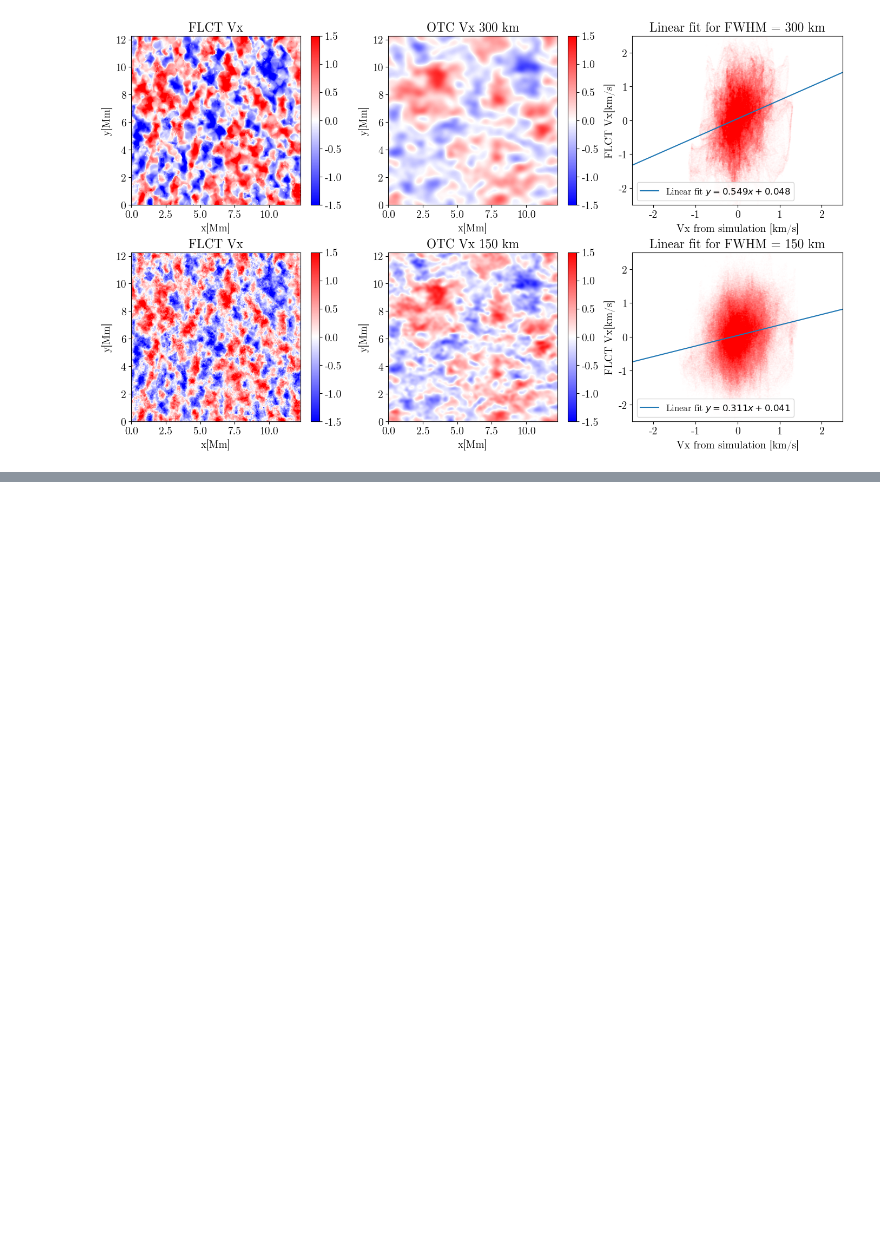
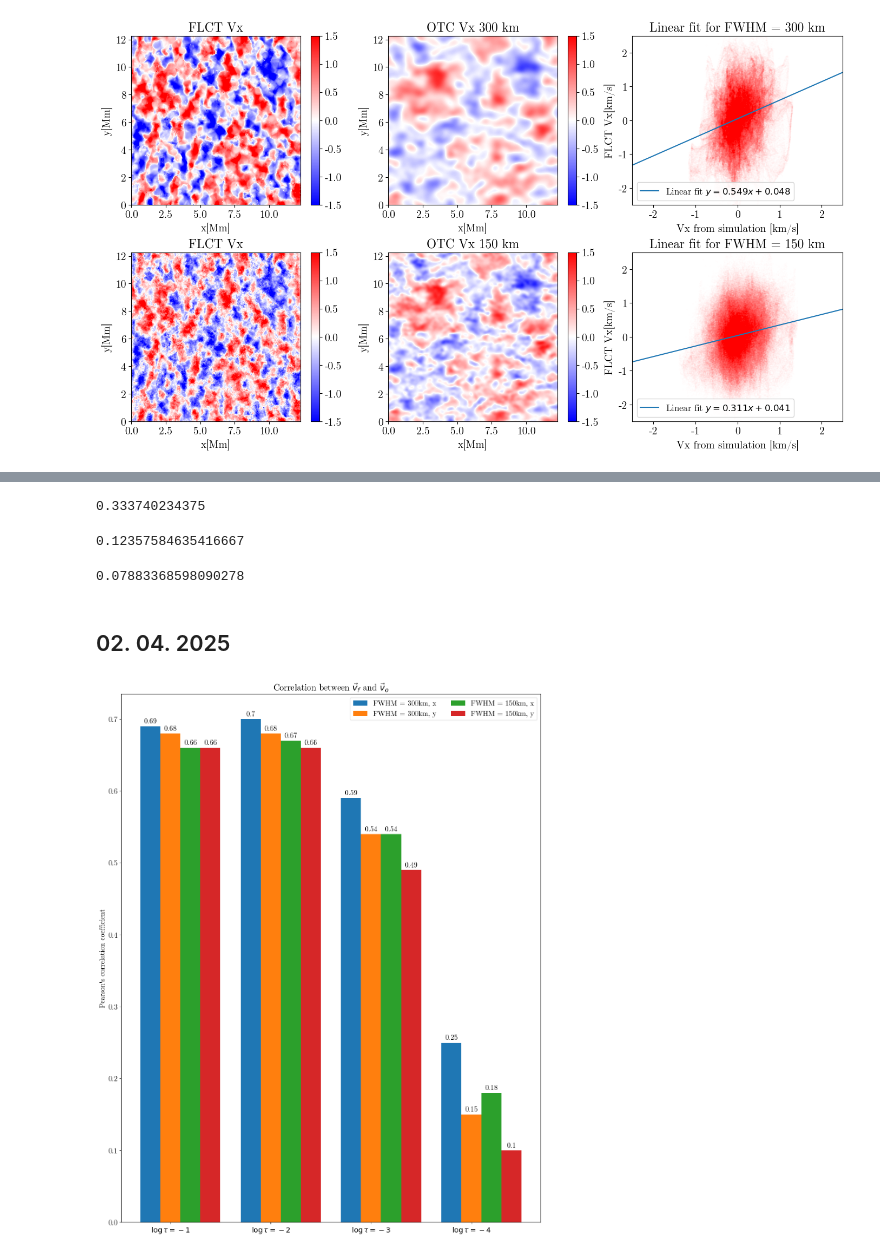
Before and after one commit to TheodoreKostic/Tracking_features, a Jupyter notebook: FirstPaper/MilneEddington_Bz_tracking.ipynb, the cells around one changed output, grey strips where cells are left out. Cells and saved outputs as stored; diff of their text form; code cells hidden in the pictures; blank space fills up the shorter version.

```diff
--- a/FirstPaper/MilneEddington_Bz_tracking.ipynb
+++ b/FirstPaper/MilneEddington_Bz_tracking.ipynb
@@ -809,0 +936,67 @@ plt.savefig("300_600_%2compFeI_taum4.png", dpi = 75, bbox_inches = 'tight')
+# %%
+cs_3_Fe_300y = CS_calc(Vym3_filtered300.flatten(), Vy_BzFeI_cor3.flatten())
+print(cs_3_Fe_300y)
+# %% [output]
+0.333740234375
+# %%
+cs_4_Fe_300x = CS_calc(Vxm4_filtered300.flatten(), Vx_BzFeI_cor3.flatten())
+print(cs_4_Fe_300x)
+# %% [output]
+0.12357584635416667
+# %%
+cs_4_Fe_300y = CS_calc(Vym4_filtered300.flatten(), Vy_BzFeI_cor3.flatten())
+print(cs_4_Fe_300y)
+# %% [output]
+0.07883368598090278
+# %% [markdown]
+<h2>02. 04. 2025</h2>
+# %%
+logt = [-1.0, -2.0, -3.0, -4.0]
+fwhm6x_cor = [pearsonr(Vxm1_filtered600.flatten(), Vx_BzFeI_cor.flatten())[0],
+            pearsonr(Vxm2_filtered600.flatten(), Vx_BzFeI_cor.flatten())[0],
+             pearsonr(Vxm3_filtered600.flatten(), Vx_BzFeI_cor.flatten())[0],
+             pearsonr(Vxm4_filtered600.flatten(), Vx_BzFeI_cor.flatten())[0]]
+fwhm6y_cor = [pearsonr(Vym1_filtered600.flatten(), Vy_BzFeI_cor.flatten())[0],
+            pearsonr(Vym2_filtered600.flatten(), Vy_BzFeI_cor.flatten())[0],
+             pearsonr(Vym3_filtered600.flatten(), Vy_BzFeI_cor.flatten())[0],
+             pearsonr(Vym4_filtered600.flatten(), Vy_BzFeI_cor.flatten())[0]]
+
+fwhm3x_cor = [pearsonr(Vxm1_filtered300.flatten(), Vx_BzFeI_cor3.flatten())[0],
+            pearsonr(Vxm2_filtered300.flatten(), Vx_BzFeI_cor3.flatten())[0],
+             pearsonr(Vxm3_filtered300.flatten(), Vx_BzFeI_cor3.flatten())[0],
+             pearsonr(Vxm4_filtered300.flatten(), Vx_BzFeI_cor3.flatten())[0]]
+
+fwhm3y_cor = [pearsonr(Vym1_filtered300.flatten(), Vy_BzFeI_cor3.flatten())[0],
+            pearsonr(Vym2_filtered300.flatten(), Vy_BzFeI_cor3.flatten())[0],
+             pearsonr(Vym3_filtered300.flatten(), Vy_BzFeI_cor3.flatten())[0],
+             pearsonr(Vym4_filtered300.flatten(), Vy_BzFeI_cor3.flatten())[0]]
+# %%
+species = ("$\log\\tau=-1$", "$\log\\tau=-2$", "$\log\\tau=-3$", "$\log\\tau=-4$")
+penguin_means = {
+    'FWHM = 300km, x': (round(fwhm6x_cor[0],2), round(fwhm6x_cor[1],2), round(fwhm6x_cor[2],2), round(fwhm6x_cor[3],2)),
+    'FWHM = 300km, y': (round(fwhm6y_cor[0],2), round(fwhm6y_cor[1],2), round(fwhm6y_cor[2],2), round(fwhm6y_cor[3],2)),
+    'FWHM = 150km, x': (round(fwhm3x_cor[0],2), round(fwhm3x_cor[1],2), round(fwhm3x_cor[2],2), round(fwhm3x_cor[3],2)),
+    'FWHM = 150km, y': (round(fwhm3y_cor[0],2), round(fwhm3y_cor[1],2), round(fwhm3y_cor[2],2), round(fwhm3y_cor[3],2)),
+}
+
+
+x = np.arange(len(species))  # the label locations
+width = 0.20  # the width of the bars
+multiplier = 0
+
+fig, ax = plt.subplots(figsize = (12,15), layout='constrained')
+
+for attribute, measurement in penguin_means.items():
+    offset = width * multiplier
+    rects = ax.bar(x + offset, measurement, width, label=attribute)
+    ax.bar_label(rects, padding=3)
+    multiplier += 1
+
+# Add some text for labels, title and custom x-axis tick labels, etc.
+ax.set_ylabel("Pearson's correlation coefficient")
+ax.set_title('Correlation between $\\vec{v}_f$ and $\\vec{v}_o$')
+ax.set_xticks(x + width, species)
+ax.legend(loc='upper right', ncols=2)
+plt.savefig("Table3.png", dpi = 200, bbox_inches = 'tight')
+# %% [output]
+[figure, added]
```
Also changed, not shown: parts of 28 cells of this notebook, 1 other file.
